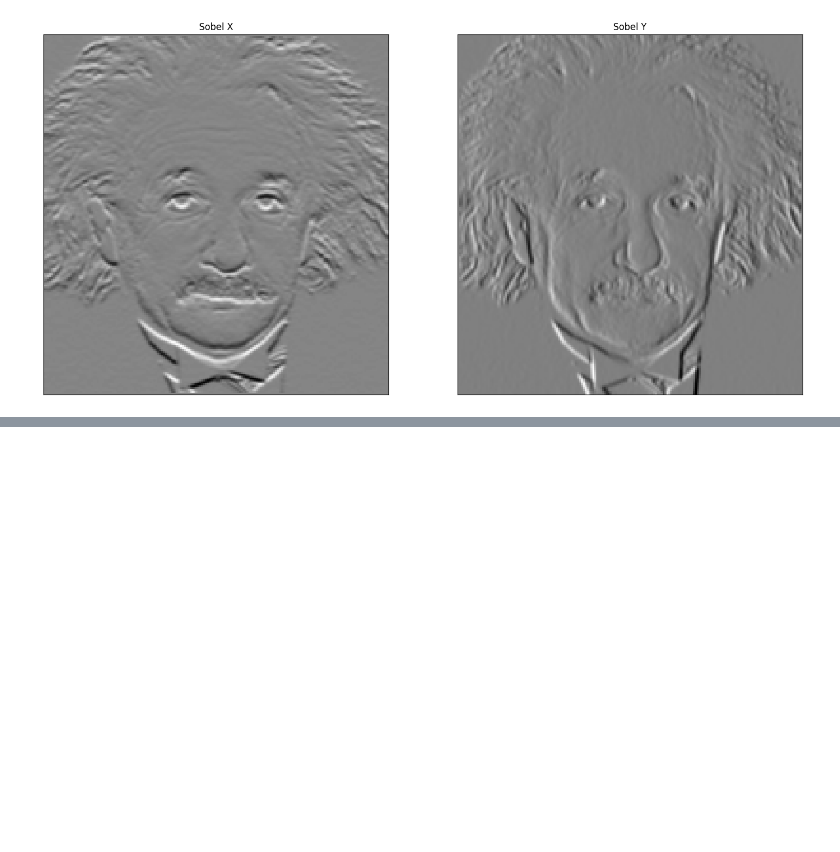
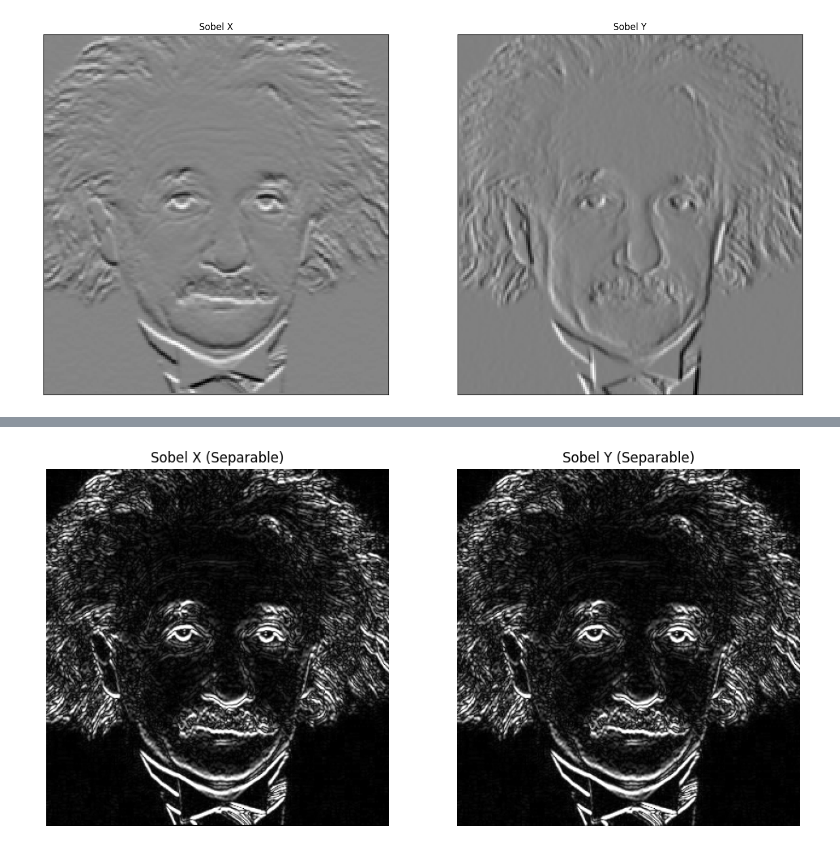
Before and after one commit to pasidunethmina/Image-Processing-Assignment-1, a Jupyter notebook: transformations.ipynb, the cells around one changed output, grey strips where cells are left out. Saved outputs shown, nothing was run; the diff lists cells and outputs as text; code cells hidden in the pictures; blank space fills up the shorter version.

```diff
--- a/transformations.ipynb
+++ b/transformations.ipynb
@@ -566,0 +569,41 @@ plt.show()
+# %%
+
+# Load grayscale image
+img = cv.imread('assets/einstein.png', cv.IMREAD_GRAYSCALE)
+assert img is not None, "Image not found!"
+
+# Define 1D kernels for Sobel X
+Kx_v = np.array([[1], [2], [1]], dtype=np.float32)   # Vertical kernel (3x1)
+Kx_h = np.array([1, 0, -1], dtype=np.float32)       # Horizontal kernel (1x3)
+
+# Define 1D kernels for Sobel Y
+Ky_v = np.array([[1], [0], [-1]], dtype=np.float32)  # Vertical kernel (3x1)
+Ky_h = np.array([1, 2, 1], dtype=np.float32)         # Horizontal kernel (1x3)
+
+# Sobel X: vertical then horizontal convolution
+intermediate_x = cv.filter2D(img, cv.CV_32F, Kx_v)
+sobel_x = cv.filter2D(intermediate_x, cv.CV_32F, Kx_h)
+
+# Sobel Y: vertical then horizontal convolution
+intermediate_y = cv.filter2D(img, cv.CV_32F, Ky_v)
+sobel_y = cv.filter2D(intermediate_y, cv.CV_32F, Ky_h)
+
+# Convert to absolute values for display
+sobel_x_abs = cv.convertScaleAbs(sobel_x)
+sobel_y_abs = cv.convertScaleAbs(sobel_y)
+
+# Plot results
+plt.figure(figsize=(12,6))
+plt.subplot(1,2,1)
+plt.imshow(sobel_x_abs, cmap='gray')
+plt.title('Sobel X (Separable)')
+plt.axis('off')
+
+plt.subplot(1,2,2)
+plt.imshow(sobel_y_abs, cmap='gray')
+plt.title('Sobel Y (Separable)')
+plt.axis('off')
+
+plt.show()
+# %% [output]
+[figure, added]
```
Also changed, not shown: parts of 1 cell of this notebook.
